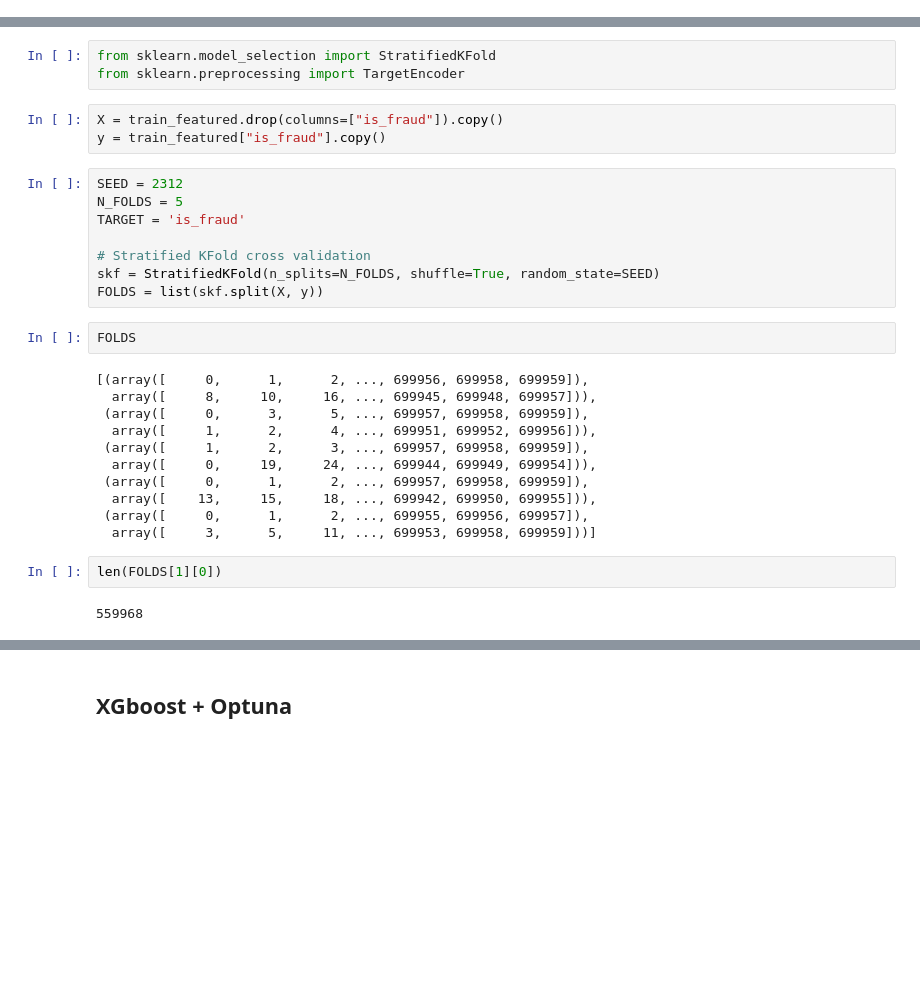
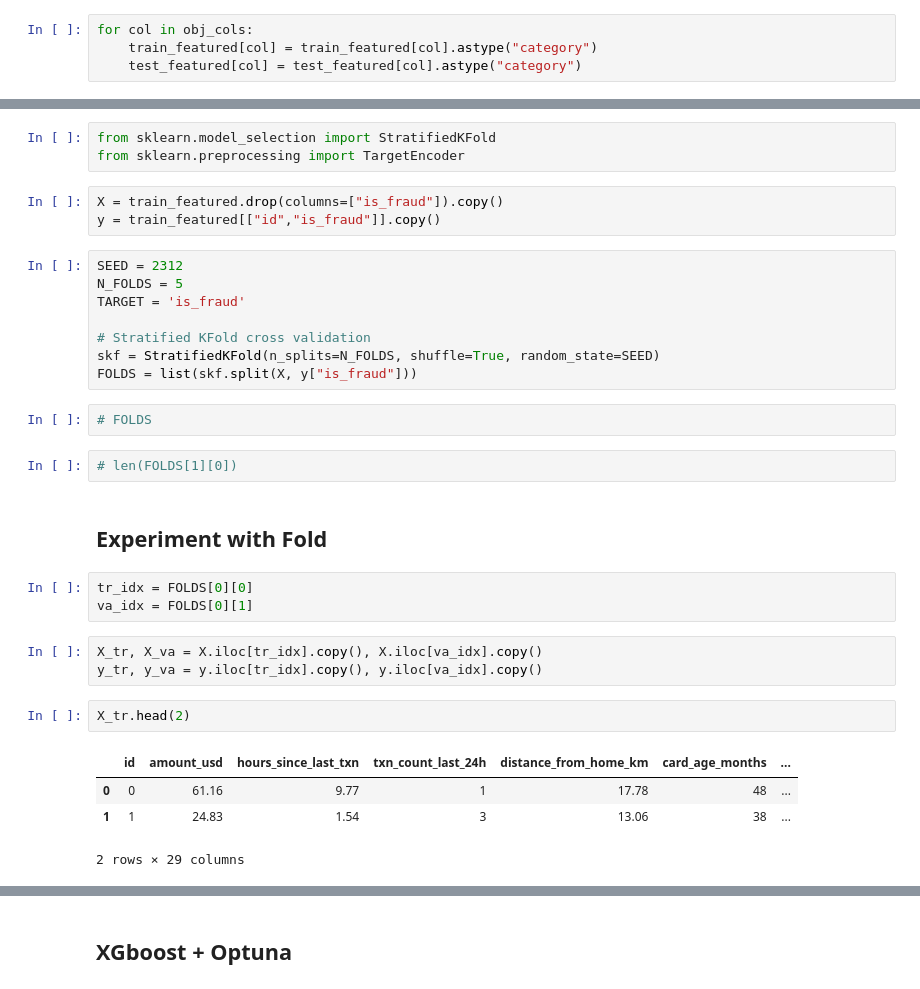
Before and after one commit to dessyamirudin/competition_2026, a Jupyter notebook: credit_card_fraud_kaggle/Credit Card Fraud - RAW + TE + Digit - XGB OPTUNA.ipynb, the cells around one changed output, grey strips where cells are left out. Saved outputs shown, nothing was run; the diff lists cells and outputs as text; blank space fills up the shorter version.

```diff
--- a/credit_card_fraud_kaggle/Credit Card Fraud - RAW + TE + Digit - XGB OPTUNA.ipynb
+++ b/credit_card_fraud_kaggle/Credit Card Fraud - RAW + TE + Digit - XGB OPTUNA.ipynb
@@ -106,4 +106,8 @@ train_featured = extract_first_two_digits(train_featured, numeric_features)
 test_featured = extract_first_digit_features(test, numeric_features)
 # %%
 test_featured = extract_first_two_digits(test_featured, numeric_features)
+# %%
+for col in obj_cols:
+    train_featured[col] = train_featured[col].astype("category")
+    test_featured[col] = test_featured[col].astype("category")
 # %%
@@ -117,7 +119,7 @@ from sklearn.model_selection import StratifiedKFold
 from sklearn.preprocessing import TargetEncoder
 # %%
 X = train_featured.drop(columns=["is_fraud"]).copy()
-y = train_featured["is_fraud"].copy()
+y = train_featured[["id","is_fraud"]].copy()
 # %%
 SEED = 2312
 N_FOLDS = 5
@@ -125,21 +127,23 @@ TARGET = 'is_fraud'
 
 # Stratified KFold cross validation
 skf = StratifiedKFold(n_splits=N_FOLDS, shuffle=True, random_state=SEED)
-FOLDS = list(skf.split(X, y))
+FOLDS = list(skf.split(X, y["is_fraud"]))
 # %%
-FOLDS
+# FOLDS
-# %% [output]
-[(array([     0,      1,      2, ..., 699956, 699958, 699959]),
-  array([     8,     10,     16, ..., 699945, 699948, 699957])),
- (array([     0,      3,      5, ..., 699957, 699958, 699959]),
-  array([     1,      2,      4, ..., 699951, 699952, 699956])),
- (array([     1,      2,      3, ..., 699957, 699958, 699959]),
-  array([     0,     19,     24, ..., 699944, 699949, 699954])),
- (array([     0,      1,      2, ..., 699957, 699958, 699959]),
-  array([    13,     15,     18, ..., 699942, 699950, 699955])),
- (array([     0,      1,      2, ..., 699955, 699956, 699957]),
-  array([     3,      5,     11, ..., 699953, 699958, 699959]))]
 # %%
-len(FOLDS[1][0])
+# len(FOLDS[1][0])
-# %% [output]
-559968
+# %% [markdown]
+## Experiment with Fold
+# %%
+tr_idx = FOLDS[0][0]
+va_idx = FOLDS[0][1]
+# %%
+X_tr, X_va = X.iloc[tr_idx].copy(), X.iloc[va_idx].copy()
+y_tr, y_va = y.iloc[tr_idx].copy(), y.iloc[va_idx].copy()
+# %%
+X_tr.head(2)
+# %% [output]
+|  | id | amount_usd | hours_since_last_txn | txn_count_last_24h | distance_from_home_km | card_age_months | ... |
+| 0 | 0 | 61.16 | 9.77 | 1 | 17.78 | 48 | ... |
+| 1 | 1 | 24.83 | 1.54 | 3 | 13.06 | 38 | ... |
+2 rows × 29 columns
```
Also changed, not shown: parts of 26 cells of this notebook.
